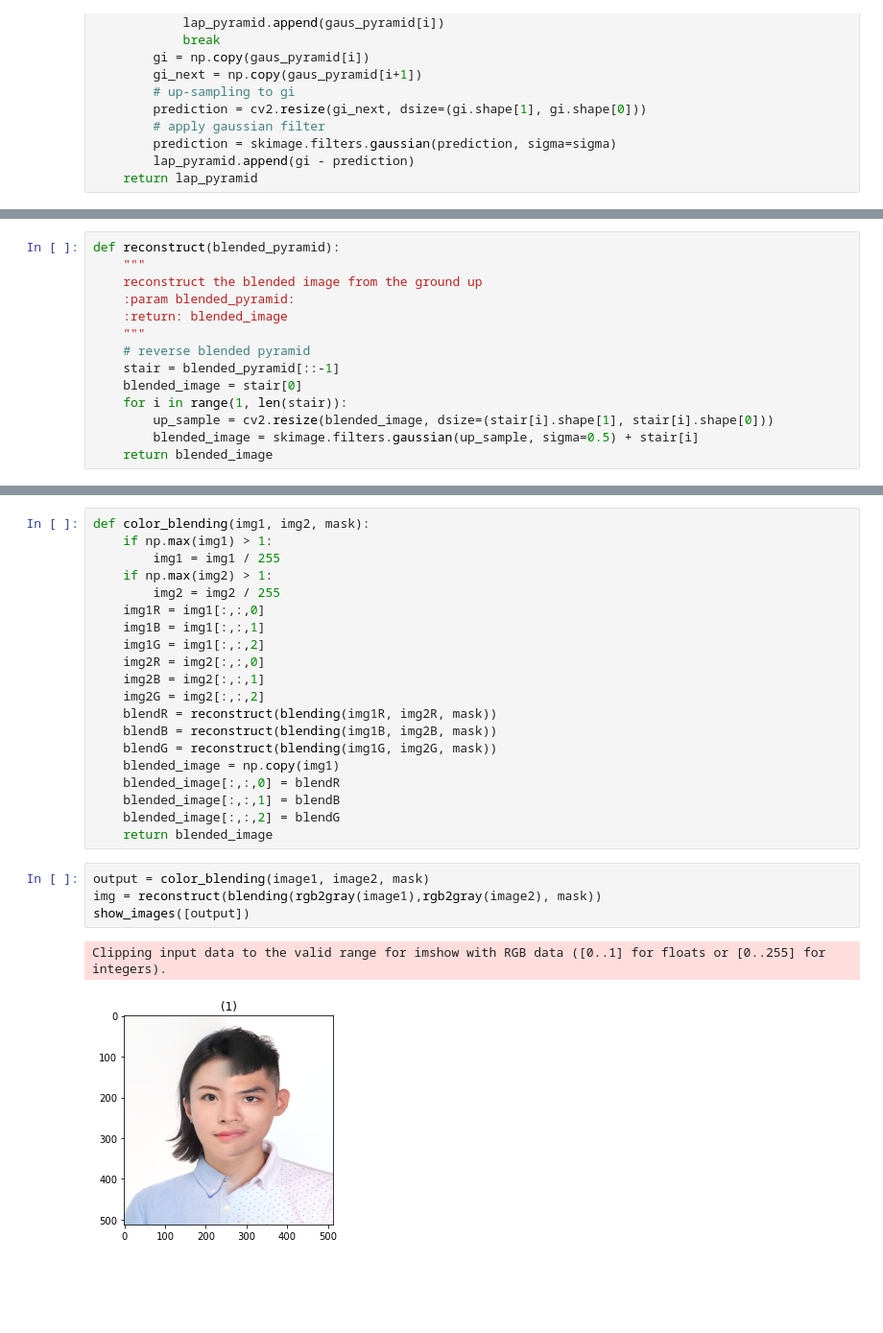
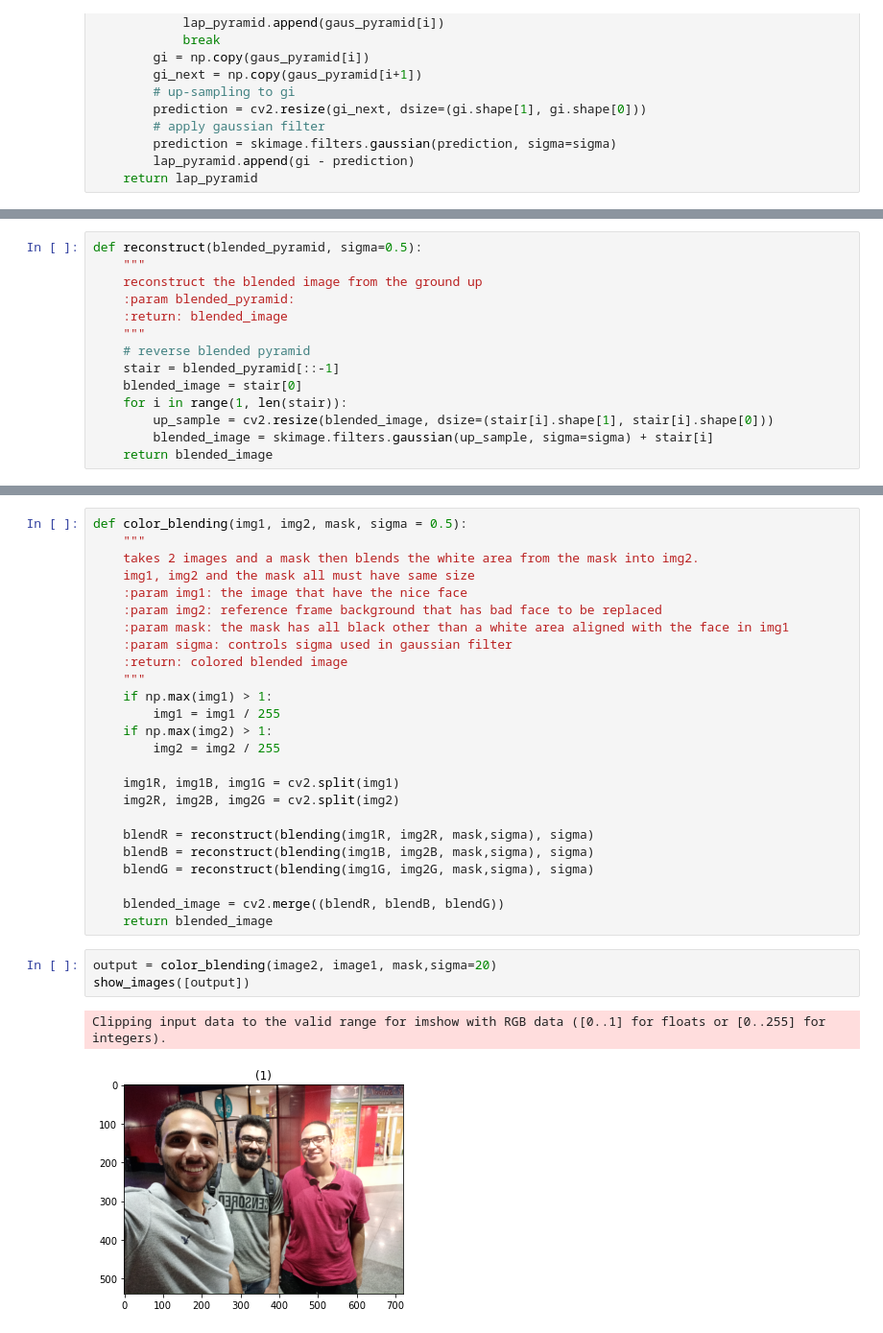
Before and after one commit to ahmedehabb/Face-Detection-and-Pyramid-Blending, a Jupyter notebook: PyramidBlending/pyramid-blending.ipynb, the cells around one changed output, grey strips where cells are left out. Shown at 96% size. Drawn from its saved outputs; the diff is of its cells as text; blank space fills up the shorter version.

```diff
--- a/PyramidBlending/pyramid-blending.ipynb
+++ b/PyramidBlending/pyramid-blending.ipynb
@@ -128,5 +122,5 @@ show_images([p[0],p[1],p[2],p[3],p[4]])
 # %%
-def reconstruct(blended_pyramid):
+def reconstruct(blended_pyramid, sigma=0.5):
     """
     reconstruct the blended image from the ground up
     :param blended_pyramid:
@@ -137,6 +131,6 @@ def reconstruct(blended_pyramid):
     blended_image = stair[0]
     for i in range(1, len(stair)):
         up_sample = cv2.resize(blended_image, dsize=(stair[i].shape[1], stair[i].shape[0]))
-        blended_image = skimage.filters.gaussian(up_sample, sigma=0.5) + stair[i]
+        blended_image = skimage.filters.gaussian(up_sample, sigma=sigma) + stair[i]
     return blended_image
 # %%
@@ -147,27 +141,31 @@ show_images([img])
 # %%
-def color_blending(img1, img2, mask):
+def color_blending(img1, img2, mask, sigma = 0.5):
+    """
+    takes 2 images and a mask then blends the white area from the mask into img2.
+    img1, img2 and the mask all must have same size
+    :param img1: the image that have the nice face
+    :param img2: reference frame background that has bad face to be replaced
+    :param mask: the mask has all black other than a white area aligned with the face in img1
+    :param sigma: controls sigma used in gaussian filter
+    :return: colored blended image
+    """
     if np.max(img1) > 1:
         img1 = img1 / 255
     if np.max(img2) > 1:
         img2 = img2 / 255
-    img1R = img1[:,:,0]
-    img1B = img1[:,:,1]
-    img1G = img1[:,:,2]
-    img2R = img2[:,:,0]
-    img2B = img2[:,:,1]
-    img2G = img2[:,:,2]
-    blendR = reconstruct(blending(img1R, img2R, mask))
-    blendB = reconstruct(blending(img1B, img2B, mask))
-    blendG = reconstruct(blending(img1G, img2G, mask))
-    blended_image = np.copy(img1)
-    blended_image[:,:,0] = blendR
-    blended_image[:,:,1] = blendB
-    blended_image[:,:,2] = blendG
+
+    img1R, img1B, img1G = cv2.split(img1)
+    img2R, img2B, img2G = cv2.split(img2)
+
+    blendR = reconstruct(blending(img1R, img2R, mask,sigma), sigma)
+    blendB = reconstruct(blending(img1B, img2B, mask,sigma), sigma)
+    blendG = reconstruct(blending(img1G, img2G, mask,sigma), sigma)
+
+    blended_image = cv2.merge((blendR, blendB, blendG))
     return blended_image
 # %%
-output = color_blending(image1, image2, mask)
-img = reconstruct(blending(rgb2gray(image1),rgb2gray(image2), mask))
+output = color_blending(image2, image1, mask,sigma=20)
 show_images([output])
 # %% [output]
 Clipping input data to the valid range for imshow with RGB data ([0..1] for floats or [0..255] for integers).
-[figure, old version]
+[figure, new version]
```
Also changed, not shown: parts of 8 cells of this notebook, 10 other files.
